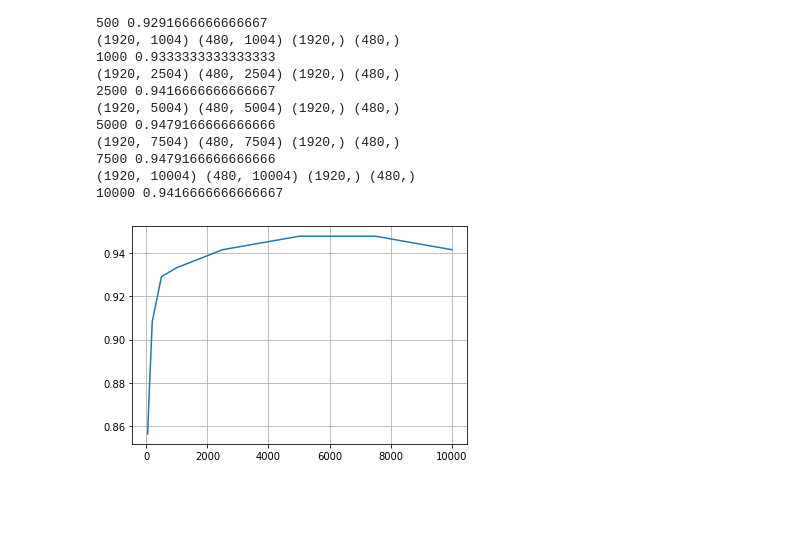
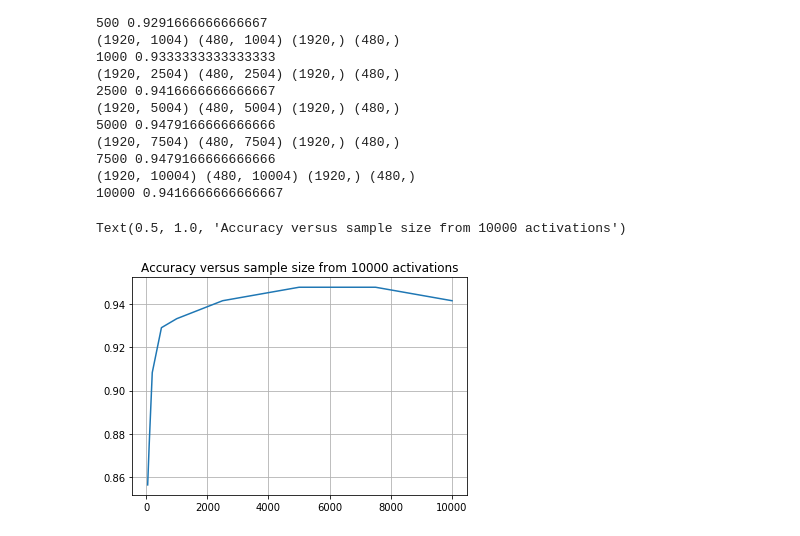
Before and after one commit to zsoltzombori/resistant-neurons, a Jupyter notebook: visualization/bit_of_ML.ipynb, the cells around one changed output. Cells and saved outputs as stored; diff of their text form; code cells hidden in the pictures; blank space fills up the shorter version.

```diff
--- a/visualization/bit_of_ML.ipynb
+++ b/visualization/bit_of_ML.ipynb
@@ -32,16 +32,19 @@ np.array(neuron_data['1']['3 0']['output_weights']).shape
 dict_keys(['activations', 'usefulness_loss', 'usefulness_acc', 'depth', 'inverse_depth', 'width', 'input_weights', 'output_weights', 'reg_loss_in_layer'])
 (10,)
 # %%
-def reduce_to_statistics(activations, labels):
+def reduce_to_statistics(activations, labels, debug=False):
     sorted_data = []
     for i in range(10): #hardcoded MOFO
         sorted_data += [[]]
     for i, a in zip(labels, activations):
         sorted_data[i] += [a]
+    if debug:
+        return(sorted_data)
     statistics = []
     for ar in sorted_data:
         curr_stats = stats.describe(ar)
-        statistics += [curr_stats.mean, curr_stats.variance, curr_stats.skewness, curr_stats.kurtosis]
+        statistics += [curr_stats.mean, curr_stats.variance, curr_stats.skewness, curr_stats.kurtosis, curr_stats.minmax[0],
+                       curr_stats.minmax[1], curr_stats.nobs]
         #print(statistics)
     return(statistics)
 # %%
@@ -52,7 +55,7 @@ for i, filename in enumerate(files[:2]):
     if i == 10:
         break
     for e in neuron_data.keys():
-        if e == '0':
+        if e == '0' or int(e) > 3:
             continue
         for neuron in neuron_data[e]:
             if ' ' not in neuron:
@@ -83,6 +86,6 @@ from sklearn.neural_network import MLPClassifier
 from sklearn.linear_model import LogisticRegression
 X_train, X_test, y_train, y_test = train_test_split(train, test, test_size=0.2, random_state=0)
 print(f"{X_train.shape} {X_test.shape} {y_train.shape} {y_test.shape}")
-clf = LogisticRegression().fit(X_train, y_train)
+clf = LogisticRegression(solver='liblinear').fit(X_train, y_train)
 clf.score(X_test, y_test)
 # %% [output]
@@ -146,15 +157,15 @@ for c in [50, 100, 200, 500, 1000, 2500, 5000, 7500, 10000]:
         if i == 10:
             break
         for e in neuron_data.keys():
-            if e == '0':
+            if e == '0' or e > 5:
                 continue
             for neuron in neuron_data[e]:
                 if ' ' not in neuron:
                     continue
                 current_data = neuron_data[e][neuron]
                 important_features = []
-                #important_features += reduce_to_statistics(current_data['activations'], neuron_data[e]['original_labels'])
-                important_features = current_data['activations'][:c]
+                important_features += reduce_to_statistics(current_data['activations'], neuron_data[e]['original_labels'])
+                #important_features = current_data['activations'][:c]
                 important_features += [current_data['depth']]
                 important_features += [current_data['inverse_depth']]
                 important_features += [current_data['width']]
@@ -193,7 +204,9 @@ for c in [50, 100, 200, 500, 1000, 2500, 5000, 7500, 10000]:
 # %%
 counts, accuracies = zip(*sorted(list(scores.items()), key = lambda x: x[0]))
 plt.figure(facecolor = 'w')
 plt.plot(counts, accuracies)
 plt.grid()
+plt.title('Accuracy versus sample size from 10000 activations')
 # %% [output]
+Text(0.5, 1.0, 'Accuracy versus sample size from 10000 activations')
-[figure, old version]
+[figure, new version]
```
Also changed, not shown: parts of 7 cells of this notebook, 5 other files.
